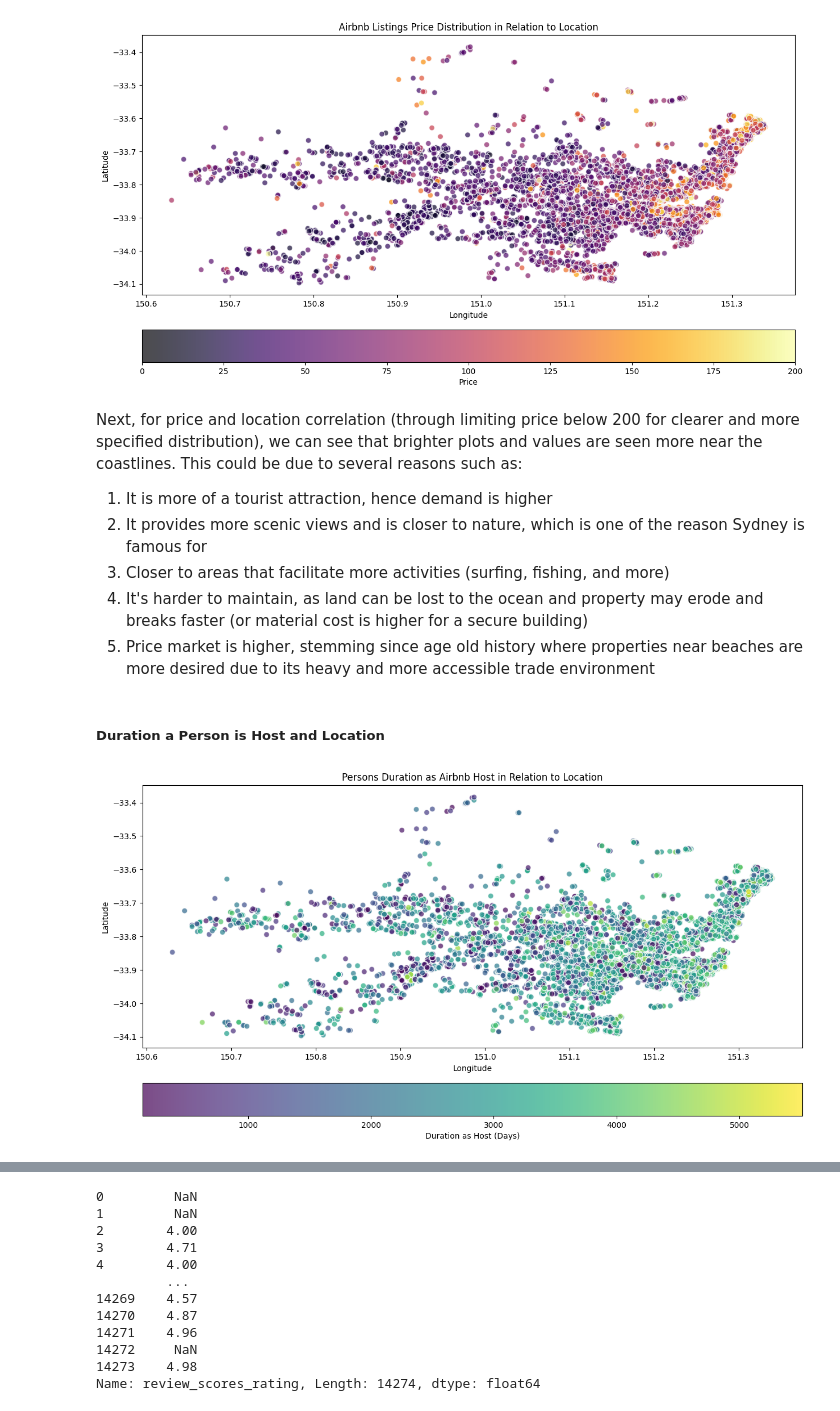
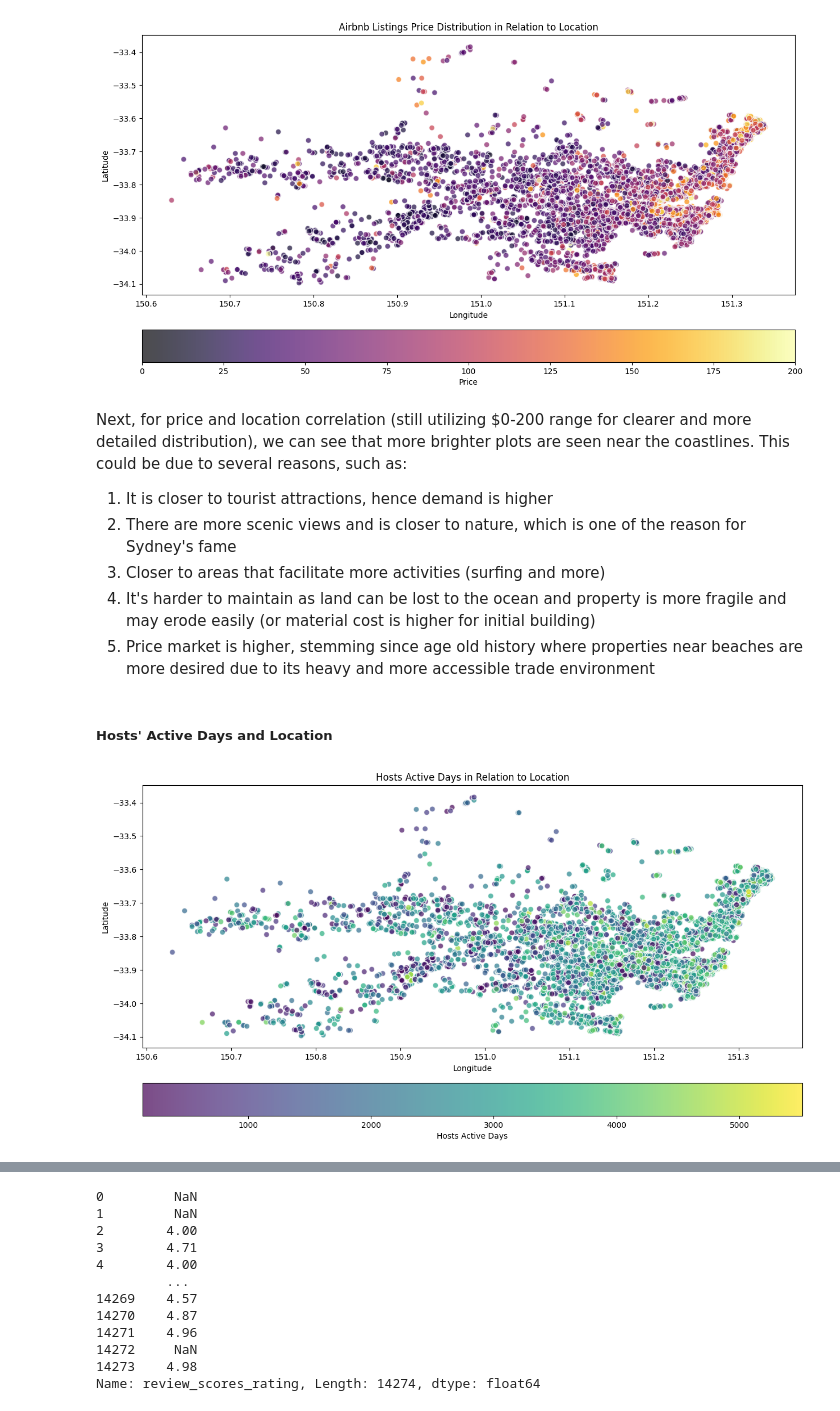
Before and after one commit to karenstevani/data_project, a Jupyter notebook: finaldataproject.ipynb, the cells around one changed output, grey strips where cells are left out. Saved outputs shown, nothing was run; the diff lists cells and outputs as text; code cells hidden in the pictures.

```diff
--- a/finaldataproject.ipynb
+++ b/finaldataproject.ipynb
@@ -241,3 +225,0 @@ web_file_path = (
-# %%
-%matplotlib inline
-plt.rcParams['figure.figsize'] = (20, 10)
@@ -412,35 +342,33 @@ plt.show()
 # %% [output]
 [figure]
 # %% [markdown]
-Next, for price and location correlation (through limiting price below 200 for clearer and more specified distribution), we can see that brighter plots and values are seen more near the coastlines. This could be due to several reasons such as:
-1. It is more of a tourist attraction, hence demand is higher
-2. It provides more scenic views and is closer to nature, which is one of the reason Sydney is famous for
-3. Closer to areas that facilitate more activities (surfing, fishing, and more)
-4. It's harder to maintain, as land can be lost to the ocean and property may erode and breaks faster (or material cost is higher for a secure building)
+Next, for price and location correlation (still utilizing $0-200 range for clearer and more detailed distribution), we can see that more brighter plots are seen near the coastlines. This could be due to several reasons, such as:
+1. It is closer to tourist attractions, hence demand is higher
+2. There are more scenic views and is closer to nature, which is one of the reason for Sydney's fame
+3. Closer to areas that facilitate more activities (surfing and more)
+4. It's harder to maintain as land can be lost to the ocean and property is more fragile and may erode easily (or material cost is higher for initial building)
 5. Price market is higher, stemming since age old history where properties near beaches are more desired due to its heavy and more accessible trade environment
-# %% [markdown]
-##### Duration a Person is Host and Location
+# %% [markdown]
+##### Hosts' Active Days and Location
 # %%
 fig, ax = plt.subplots(figsize=(15, 8))
 
 scatter = ax.scatter(
     filtered_price['longitude'],
     filtered_price['latitude'],
     c=filtered_price['days_since_start'],
     cmap='viridis',
     s=50,
     alpha=0.7,
     edgecolors='w'
 )
 
 cbar = plt.colorbar(scatter, orientation='horizontal', pad=0.1, ax=ax)
-cbar.set_label('Duration as Host (Days)')
-
+cbar.set_label('Hosts Active Days')
 ax.set_xlabel('Longitude')
 ax.set_ylabel('Latitude')
-ax.set_title('Persons Duration as Airbnb Host in Relation to Location')
-
+ax.set_title('Hosts Active Days in Relation to Location')
 plt.show()
 # %% [output]
-[figure, old version]
+[figure, new version]
 # %% [markdown]
```
Also changed, not shown: parts of 57 cells of this notebook.
